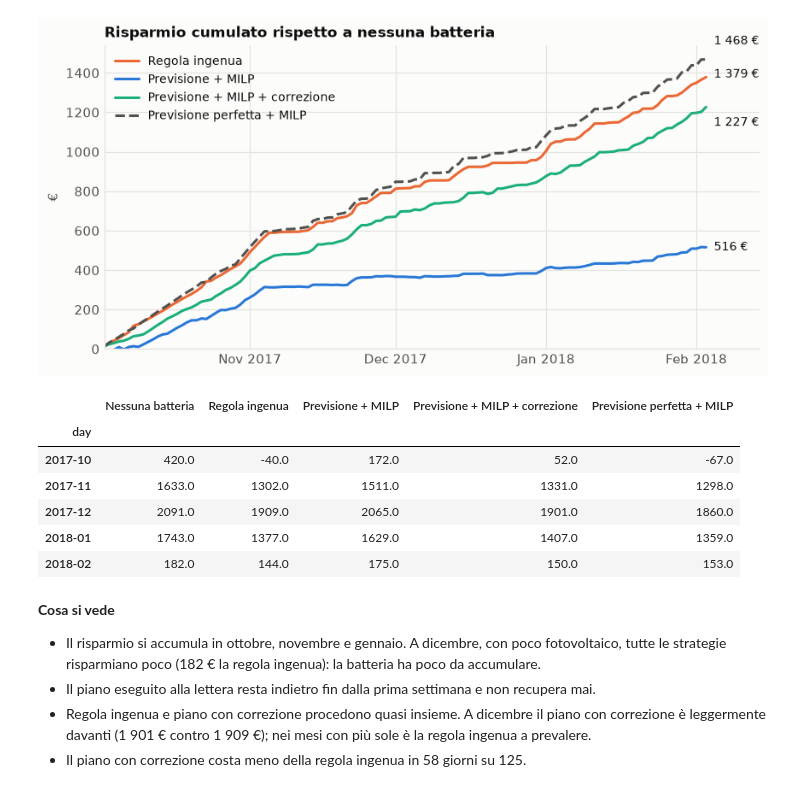
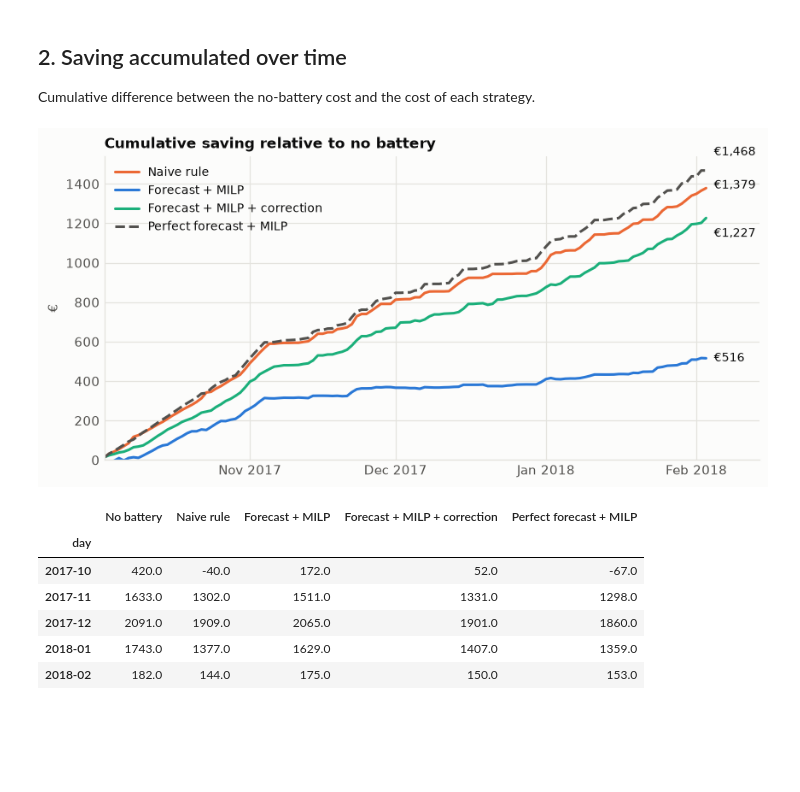
Before and after one commit to irreprensibile22/MicroGrid, a Jupyter notebook: notebooks/03_results.ipynb, the cells around one changed output. Saved outputs shown, nothing was run; the diff lists cells and outputs as text; code cells hidden in the pictures; blank space fills up the shorter version.

```diff
--- a/notebooks/03_results.ipynb
+++ b/notebooks/03_results.ipynb
@@ -75,36 +69,33 @@ Differenza cumulata fra il costo senza batteria e il costo di ogni strategia.
+# %% [markdown]
+## 2. Saving accumulated over time
+
+Cumulative difference between the no-battery cost and the cost of each strategy.
 # %%
 saving = daily[with_battery].rsub(daily["no_battery"], axis=0).cumsum()
 fig, ax = plt.subplots(figsize=(9, 4.2))
 offsets = {"perfect": 14, "rule": 2, "milp_corrected": -12, "milp": 0}
 for name in with_battery:
     ax.plot(saving.index, saving[name], label=STRATEGIES[name], **STRATEGY_STYLES[name])
-    ax.annotate(f"{euro(saving[name].iloc[-1])} €", (saving.index[-1], saving[name].iloc[-1]),
+    ax.annotate(f"€{saving[name].iloc[-1]:,.0f}", (saving.index[-1], saving[name].iloc[-1]),
                 xytext=(6, offsets[name]), textcoords="offset points", va="center", fontsize=9)
 ax.set_xlim(saving.index[0], saving.index[-1] + pd.Timedelta(days=11))
 ax.set_ylim(0, None)
 ax.set_ylabel("€")
-ax.set_title("Risparmio cumulato rispetto a nessuna batteria")
+ax.set_title("Cumulative saving relative to no battery")
 ax.xaxis.set_major_locator(mdates.MonthLocator())
 ax.xaxis.set_major_formatter(mdates.DateFormatter("%b %Y"))
 ax.legend(loc="upper left", fontsize=9)
 plt.show()
 
 monthly = daily[list(STRATEGIES)].groupby(daily.index.to_period("M")).sum()
 monthly.columns = [STRATEGIES[name] for name in monthly.columns]
 monthly.round(0)
 # %% [output]
-[figure, old version]
+[figure, new version]
-|  | Nessuna batteria | Regola ingenua | Previsione + MILP | Previsione + MILP + correzione | Previsione perfetta + MILP |
+|  | No battery | Naive rule | Forecast + MILP | Forecast + MILP + correction | Perfect forecast + MILP |
 | day |  |  |  |  |  |
 | 2017-10 | 420.0 | -40.0 | 172.0 | 52.0 | -67.0 |
 | 2017-11 | 1633.0 | 1302.0 | 1511.0 | 1331.0 | 1298.0 |
 | 2017-12 | 2091.0 | 1909.0 | 2065.0 | 1901.0 | 1860.0 |
 | 2018-01 | 1743.0 | 1377.0 | 1629.0 | 1407.0 | 1359.0 |
 | 2018-02 | 182.0 | 144.0 | 175.0 | 150.0 | 153.0 |
-# %% [markdown]
-**Cosa si vede**
-
-- Il risparmio si accumula in ottobre, novembre e gennaio. A dicembre, con poco fotovoltaico, tutte le strategie risparmiano poco (182 € la regola ingenua): la batteria ha poco da accumulare.
-- Il piano eseguito alla lettera resta indietro fin dalla prima settimana e non recupera mai.
-- Regola ingenua e piano con correzione procedono quasi insieme. A dicembre il piano con correzione è leggermente davanti (1 901 € contro 1 909 €); nei mesi con più sole è la regola ingenua a prevalere.
-- Il piano con correzione costa meno della regola ingenua in 58 giorni su 125.
```
Also changed, not shown: parts of 28 cells of this notebook, 33 other files.
